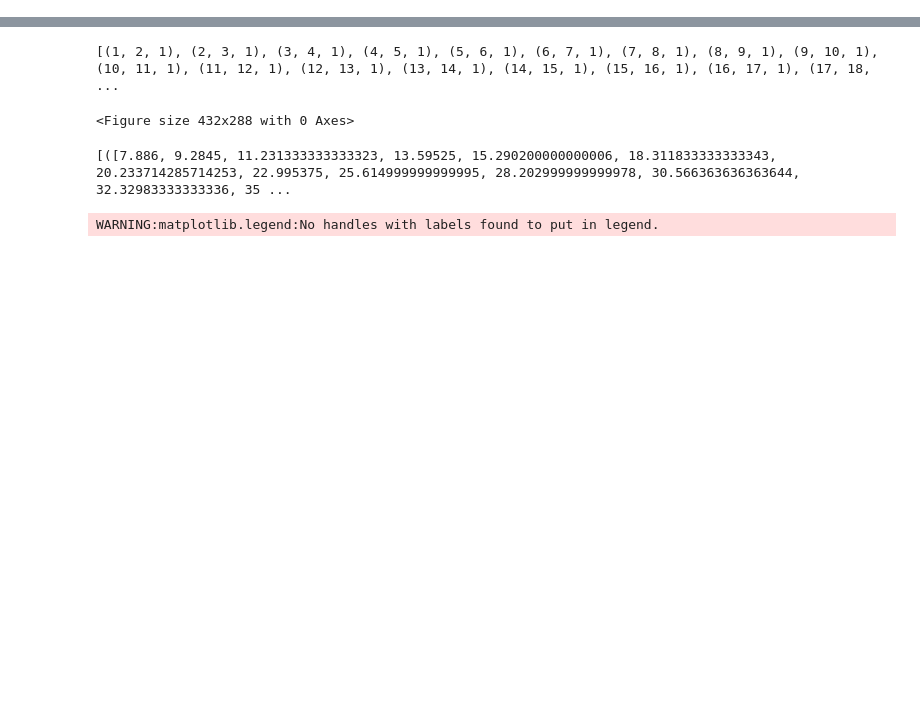
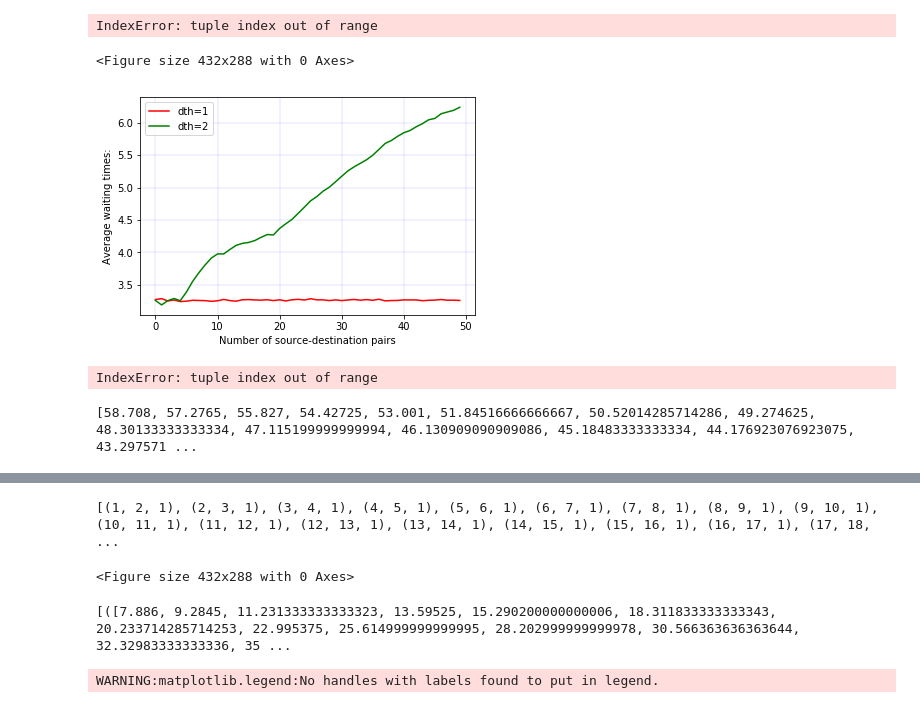
Before and after one commit to antalszava/quantum_network_routing, a Jupyter notebook: notebooks/proc_1.ipynb, the cells around one changed output, grey strips where cells are left out. Cells and saved outputs as stored; diff of their text form; code cells hidden in the pictures; blank space fills up the shorter version.

```diff
--- a/notebooks/proc_1.ipynb
+++ b/notebooks/proc_1.ipynb
@@ -31,0 +48,16 @@ write_results_to_file(global_knowledge_results, 'global_knowledge_det_maxdth_' +
+# %%
+plot_results([([0] + initial_knowledge_results[0][2],),([0] + initial_knowledge_results_link_prediction[0][2],)], 'initial_knowledge_det_link_prediction_betweenness_centrality_dth_' + str(threshold) + str(end-start),
+                  save_tikz = True)
+# %% [output]
+IndexError: tuple index out of range
+<Figure size 432x288 with 0 Axes>
+# %%
+plot_results([(initial_knowledge_results[0][3],),(initial_knowledge_results_link_prediction[0][3],)], 'initial_knowledge_det_link_prediction_betweenness_centrality_dth_' + str(threshold) + str(end-start),
+                  save_tikz = False)
+# %% [output]
+[figure, added]
+IndexError: tuple index out of range
+# %%
+print(initial_knowledge_results[0][1])
+# %% [output]
+[58.708, 57.2765, 55.827, 54.42725, 53.001, 51.84516666666667, 50.52014285714286, 49.274625, 48.30133333333334, 47.115199999999994, 46.130909090909086, 45.18483333333334, 44.176923076923075, 43.297571 ...
```
Also changed, not shown: parts of 17 cells of this notebook, 32 other files.
